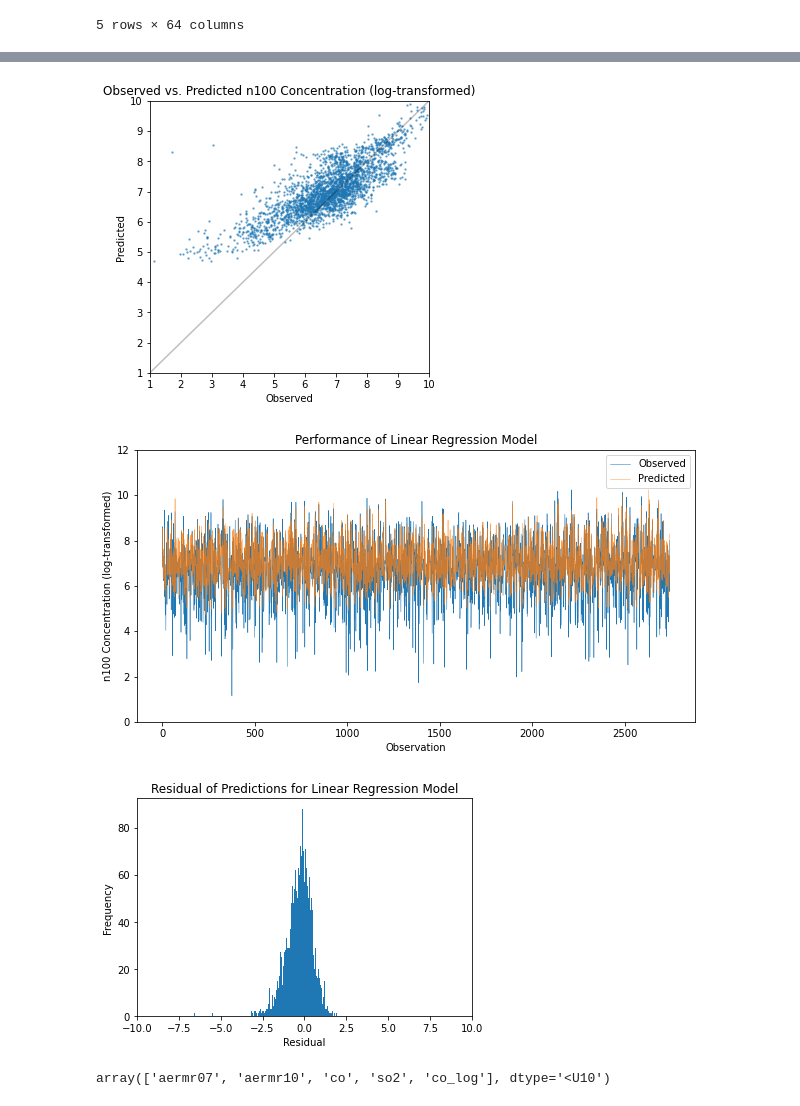
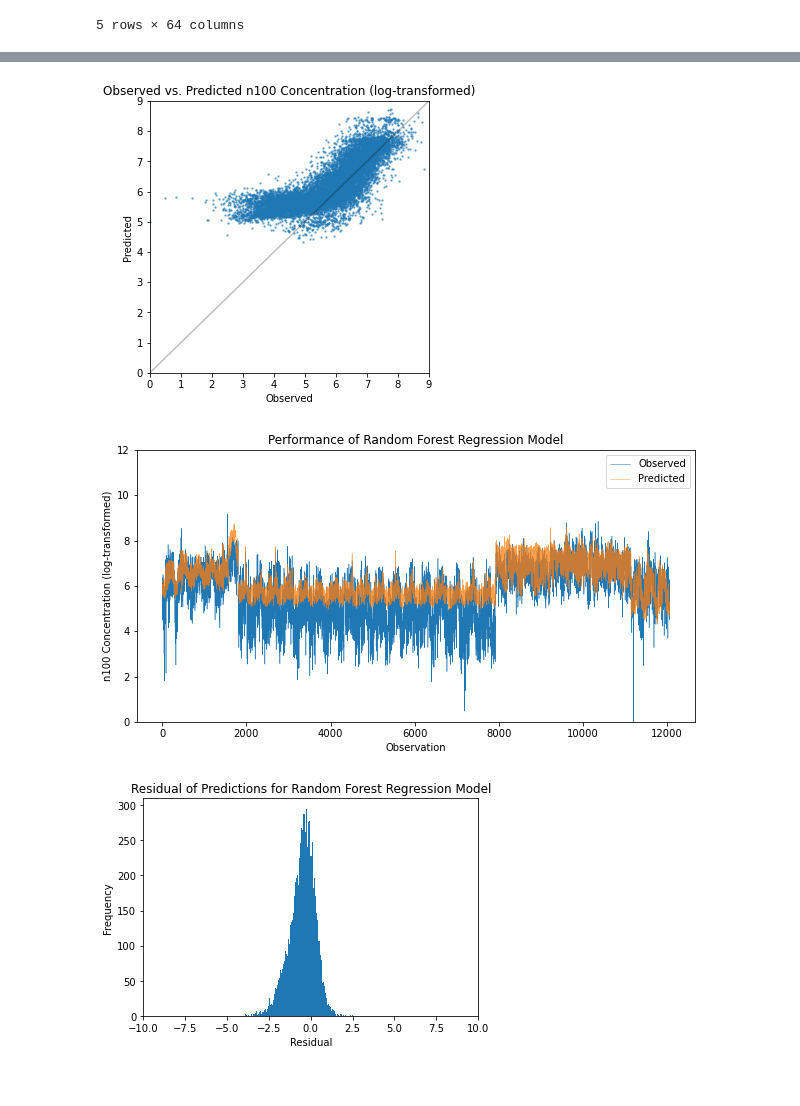
Before and after one commit to ellarauth/CCN-proxy-modeling, a Jupyter notebook: modelling.ipynb, the cells around one changed output, grey strips where cells are left out. Drawn from its saved outputs; the diff is of its cells as text; code cells hidden in the pictures.

```diff
--- a/modelling.ipynb
+++ b/modelling.ipynb
@@ -240,8 +242,11 @@ for c in cities:
 new_data = pd.concat(new_data)
 new_data = new_data.reset_index(drop=True)
 
-plt.hist(data.date, bins=100)
-plt.hist(new_data.date, bins=100)
+plt.hist(data.date, bins=100, label='old dataset')
+plt.hist(new_data.date, bins=100, label='new dataset')
+plt.title('Distributions of dates')
+plt.legend()
 
+old_data = data
 data = new_data
 # %% [output]
@@ -325,12 +526,11 @@ RMSLE:   0.9058471496671713             RMSLE (log-transformed data):    0.14135
 # %%
-# training and testing the model using all data
 log_transf_n100 = False
-train_indices, test_indices = select_indices_percent(data)
-tr_te_sets = make_train_test_sets(data, predictors, train_indices, test_indices, log_transf_n100)
+train_indices, test_indices = select_indices_percent(old_data, shuffle=False)
+tr_te_sets = make_train_test_sets(old_data, all_vars, train_indices, test_indices, log_transf_n100)
 X_train, X_test, y_train, y_test, log_y_test, orig_y_test = tr_te_sets
 
-# fitting the linear regression model
-model = LinearRegression().fit(X_train, y_train)
+# fitting the random forest regression model
+model = RandomForestRegressor(max_depth=10).fit(X_train, y_train)
 
 # making test set predictions
 predictions = model.predict(X_test)
@@ -344,38 +544,14 @@ else:
     predictions[predictions <= 1] = 1
     log_predictions = np.log(predictions)
 
-# printing the model evaluation
-print_equation(model)
-
 # plotting observed vs. predicted n100 concentrations
-corr_eval(predictions)
-corr_eval(log_predictions, log_transf=True)
+corr_eval(predictions, orig_y_test)
+corr_eval(log_predictions, log_y_test, log_transf=True)
 
 # evaluating the model performance
-r2, r2_log, rmsle, rmsle_log = eval_model(predictions, log_predictions, model, print_results=True)
+eval_model(predictions, log_predictions, model)
 
-# plotting the observed and predicted n100 concentrations against time in log-scale
-plot_results('Linear Regression', log_predictions)
-plot_residuals('Linear Regression', log_predictions)
-
-
-
-# RESULTS:
-# --------
-# predictors for original data
-# ['aermr_dust', 'aermr07', 'aermr10', 'co', 'no2', 'so2', 'co_log', 'nh3', 'no']
-# Correlation between observed and predicted n100 concentration: 0.799
-# Correlation between observed and predicted n100 concentration (log-transformed): 0.792
-# R2 value on test set: 0.639
-# R2 value on test set (log-transformed): 0.575
-# RMSLE on test set: 0.757
-# RMSLE on test set (log_transformed): 0.124
-
-# ['latitude', 'aemr_dust', 'aermr07', 'co', 'no2', 'so2', 'co_log', 'nh3', 'no']
-# Correlation between observed and predicted n100 concentration: 0.779
-# Correlation between observed and predicted n100 concentration (log-transformed): 0.8
-# R2 value on test set: 0.607
-# R2 value on test set (log-transformed): 0.581
-# RMSLE on test set: 0.752
-# RMSLE on test set (log_transformed): 0.121
+# plotting the observed and predicted n100 concentrations against time
+plot_results('Random Forest Regression', log_predictions)
+plot_residuals('Random Forest Regression', log_predictions)
 # %% [output]
@@ -397,9 +561,3 @@ RMSLE on test set (log_transformed): 0.127
-[figure, old version]
+[figure, new version]
-[figure, old version]
+[figure, new version]
-[figure, old version]
+[figure, new version]
-# %%
-# feature selection
-feature_selector = SelectKBest(f_regression, k=5).fit(X_train, y_train)
-np.array(predictors)[feature_selector.get_support()]
-# %% [output]
-array(['aermr07', 'aermr10', 'co', 'so2', 'co_log'], dtype='<U10')
```
Also changed, not shown: parts of 16 cells of this notebook, 1 other file.
